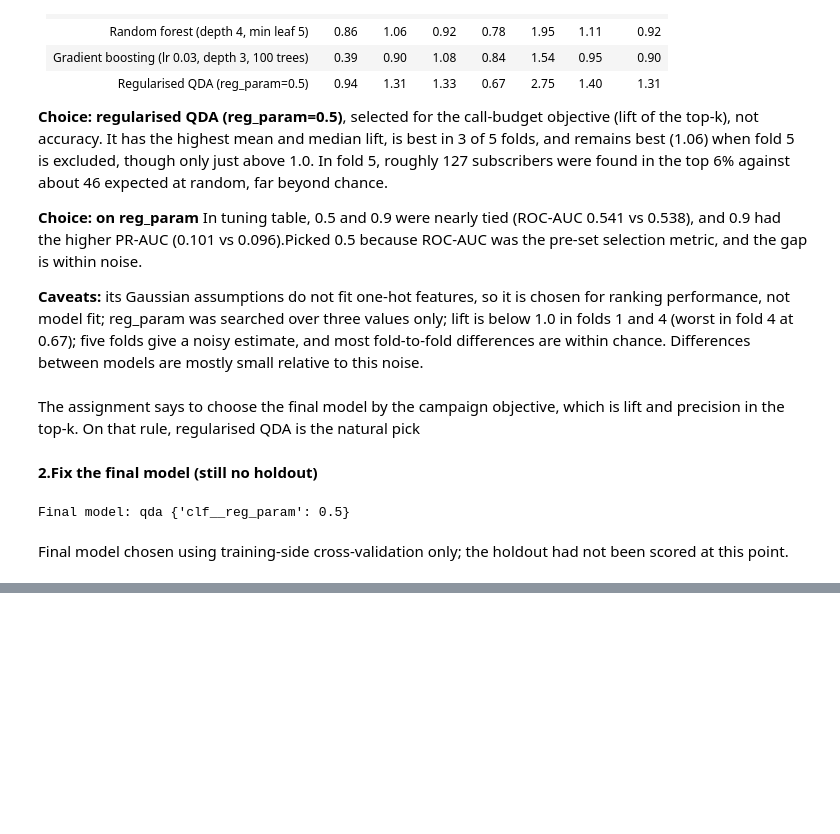
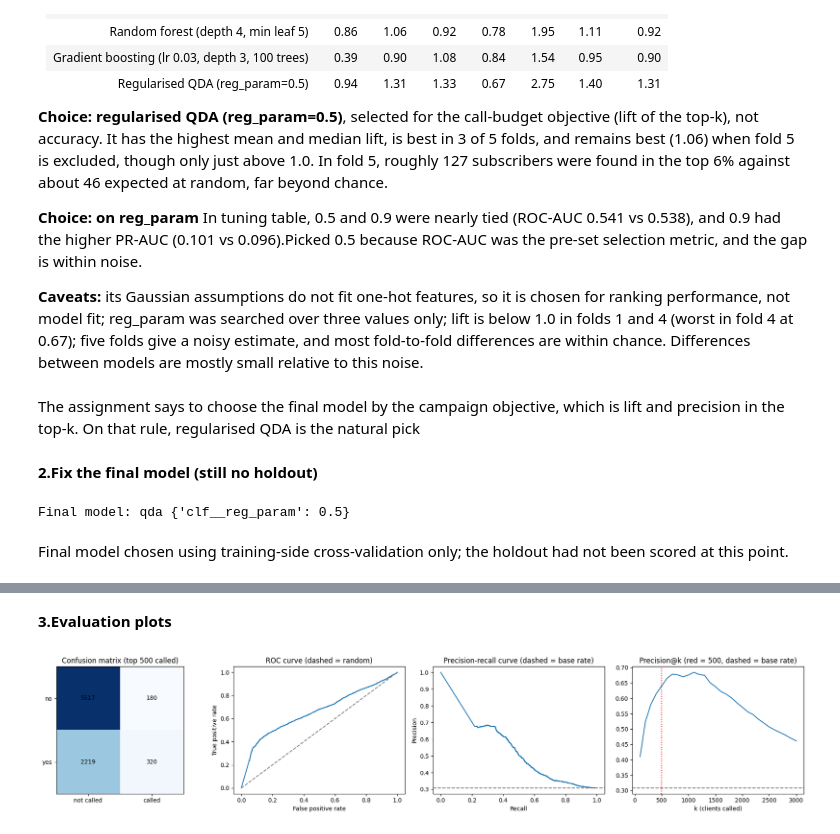
Before and after one commit to ShreyaKantamsetty/bank-campaign-prediction, a Jupyter notebook: notebooks/task1.ipynb, the cells around one changed output, grey strips where cells are left out. Cells and saved outputs as stored; diff of their text form; code cells hidden in the pictures; blank space fills up the shorter version.

Commit message:
Task 1 notebook: Final model scored once on holdout (precision@500, lift@500, confusion matrix, ROC/PR curves),Error analysis of false positives and false negatives

```diff
--- a/notebooks/task1.ipynb
+++ b/notebooks/task1.ipynb
@@ -1201,0 +1256,9 @@ Final model chosen using training-side cross-validation only; the holdout had no
+# %%
+# If many clients share the same score at rank 500, the top-500 choice is partly arbitrary.
+cutoff_score = holdout_scores[top_idx[-1]]
+print("score at rank 500:", round(cutoff_score, 6),
+      "| clients tied at that score:", int((holdout_scores == cutoff_score).sum()),
+      "| distinct scores overall:", len(np.unique(holdout_scores)))
+
+cm = confusion_matrix(y_h, pred_top)
+pd.DataFrame(cm, index=['actual: no', 'actual: yes'], columns=['not called', 'called (top 500)'])
@@ -1201,0 +1270,34 @@ Final model chosen using training-side cross-validation only; the holdout had no
+# %% [markdown]
+**3.Evaluation plots**
+# %%
+fig, axes = plt.subplots(1, 4, figsize=(19, 4))
+
+axes[0].imshow(cm, cmap='Blues')
+axes[0].set_xticks([0, 1]); axes[0].set_xticklabels(['not called', 'called'])
+axes[0].set_yticks([0, 1]); axes[0].set_yticklabels(['no', 'yes'])
+for i in range(2):
+    for j in range(2):
+        axes[0].text(j, i, cm[i, j], ha='center', va='center')
+axes[0].set_title('Confusion matrix (top 500 called)')
+
+fpr, tpr, _ = roc_curve(y_h, holdout_scores)
+axes[1].plot(fpr, tpr); axes[1].plot([0, 1], [0, 1], '--', color='grey')
+axes[1].set_title('ROC curve (dashed = random)')
+axes[1].set_xlabel('False positive rate'); axes[1].set_ylabel('True positive rate')
+
+prec, rec, _ = precision_recall_curve(y_h, holdout_scores)
+axes[2].plot(rec, prec); axes[2].axhline(base_rate, linestyle='--', color='grey')
+axes[2].set_title('Precision-recall curve (dashed = base rate)')
+axes[2].set_xlabel('Recall'); axes[2].set_ylabel('Precision')
+
+ks = np.arange(100, 3001, 100)
+axes[3].plot(ks, [y_h[order[:k]].mean() for k in ks])
+axes[3].axhline(base_rate, linestyle='--', color='grey')
+axes[3].axvline(K, linestyle=':', color='red')
+axes[3].set_title('Precision@k (red = 500, dashed = base rate)')
+axes[3].set_xlabel('k (clients called)')
+
+plt.tight_layout()
+plt.show()
+# %% [output]
+[figure, added]
```
Also changed, not shown: parts of 12 cells of this notebook.
